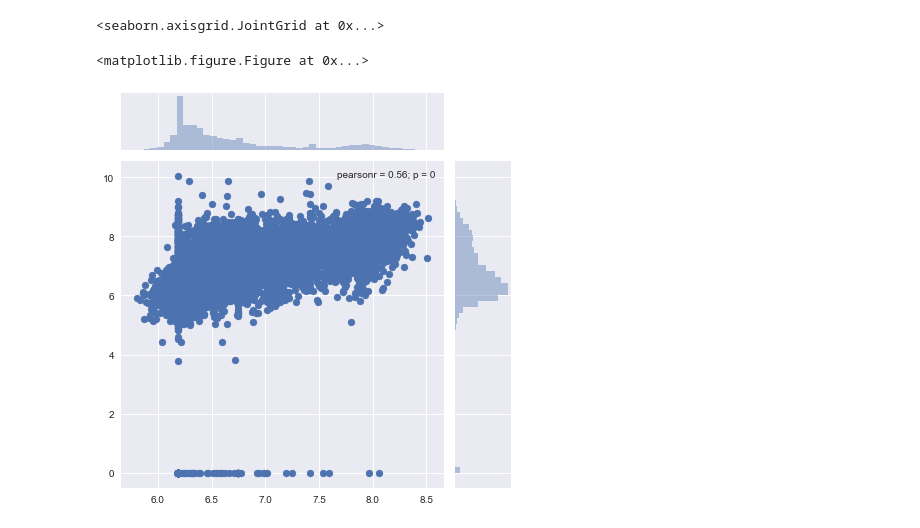
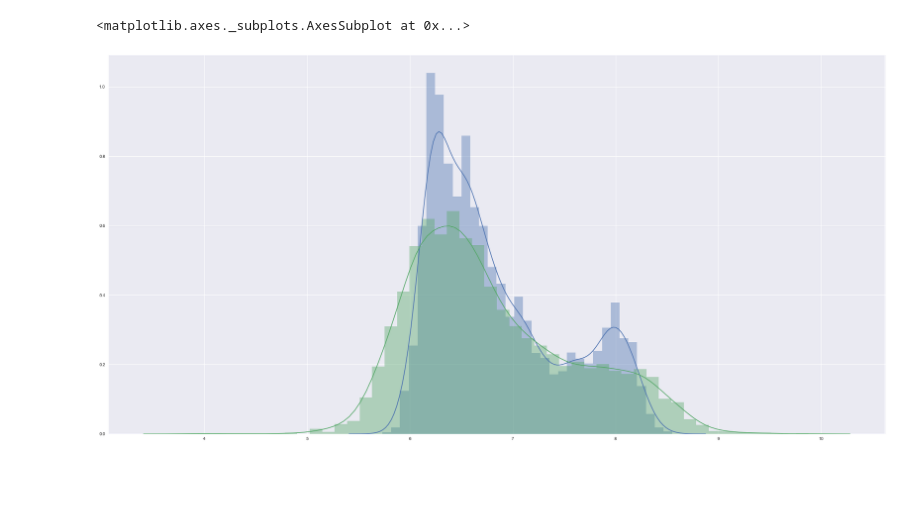
Before and after one commit to hemagso/mapping, a Jupyter notebook: model.ipynb, the cells around one changed output. Drawn from its saved outputs; the diff is of its cells as text; code cells hidden in the pictures; blank space fills up the shorter version.

Commit message:
Updated code to retrieve and ingest 512px images
Worked out the 512px dataset to test with new network architecture.

```diff
--- a/model.ipynb
+++ b/model.ipynb
@@ -208,0 +38,29 @@ _________________________________________________________________
+# %%
+import numpy as np
+from math import ceil
+from architectures import *
+from data import get_generators, get_dataframe
+
+batch_size = 8
+n_images = 10000
+
+df = get_dataframe()
+
+train, validate, test = get_generators(
+    df[df["HAS_PICTURE"] & (df["LOG_MEAN_I"] > 0)],
+    batch_size=batch_size,
+    colorspace="rgb"
+)
+
+model, mid = architecture_07()
+model.load_weights("./models/MID007_2017-07-14-11-19-05/weights.06-0.37.hdf5")
+
+y_test = np.zeros((n_images,1))
+pred_test = np.zeros((n_images,1))
+for i in range(0,ceil(n_images/batch_size)):
+    features, labels = next(validate["data"])
+    y_test[i*batch_size:(i+1)*batch_size,0] = labels
+    pred_test[i*batch_size:(i+1)*batch_size,:] = model.predict(features)
+
+print(np.max(pred_test))
+print(np.min(pred_test))
@@ -209,12 +84,14 @@ _________________________________________________________________
 # %%
 %matplotlib inline
 import seaborn as sns
 import matplotlib.pyplot as plt
 
-plt.figure(figsize=(32,32))
+plt.figure(figsize=(32,16))
 
-sns.jointplot(x=pred,y=y_test)
+error = pred_test - y_test.reshape(-1,1)
+
+sns.distplot(pred_test)
+sns.distplot(y_test)
 # %% [output]
-<seaborn.axisgrid.JointGrid at 0x...>
+<matplotlib.axes._subplots.AxesSubplot at 0x...>
-<matplotlib.figure.Figure at 0x...>
-[figure, old version]
+[figure, new version]
```
Also changed, not shown: parts of 15 cells of this notebook, 6 other files.
